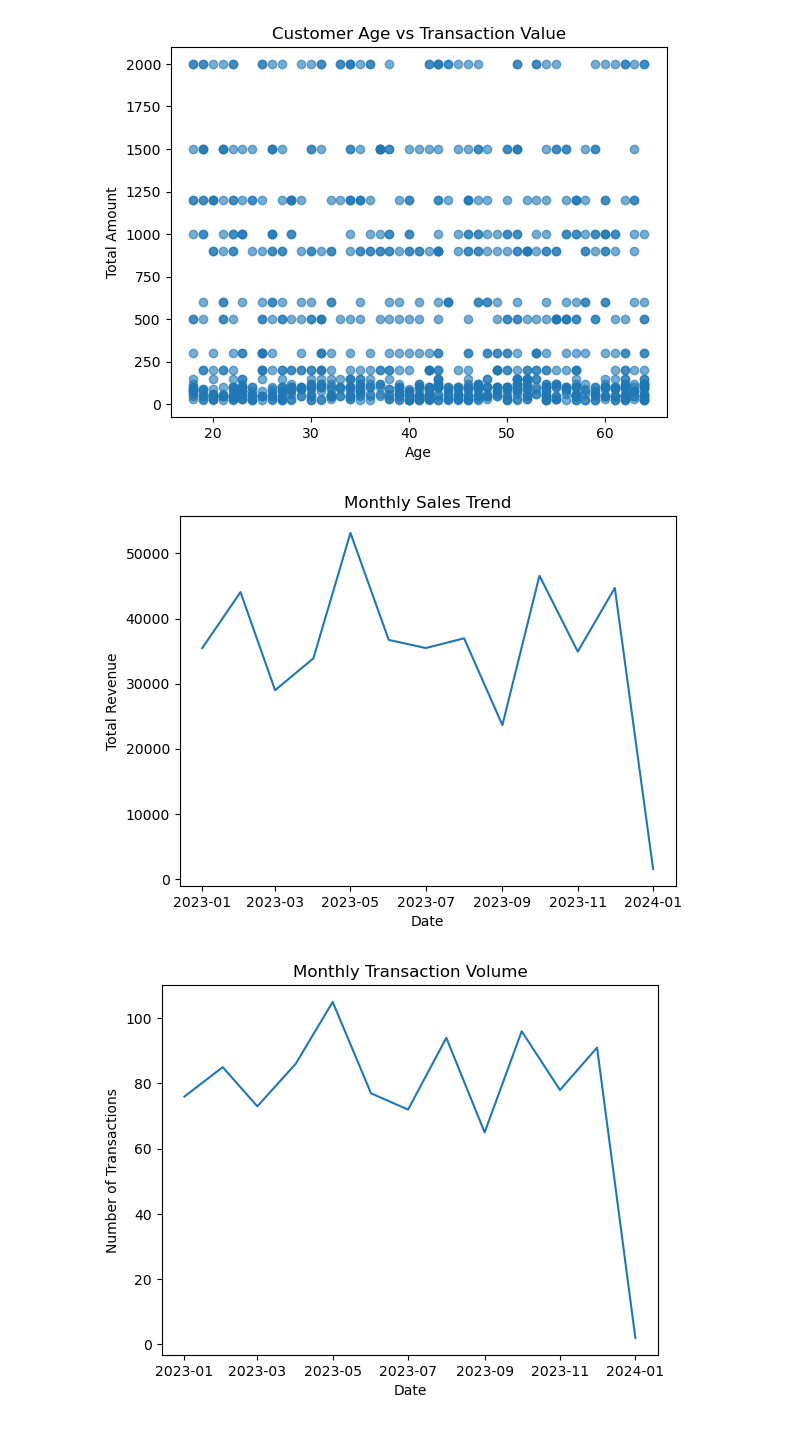
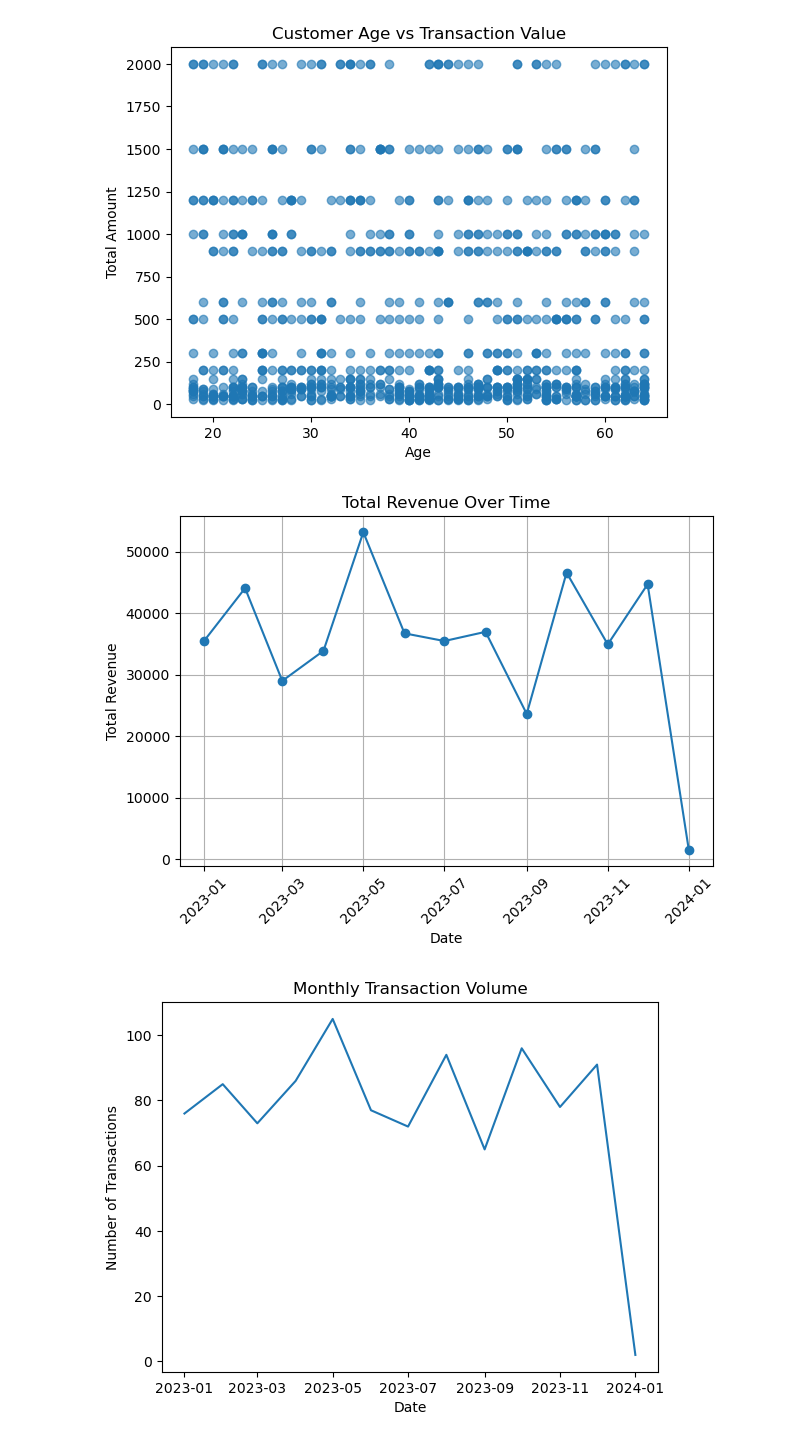
Before and after one commit to Optik163/Sale-data-analytics, a Jupyter notebook: sale analysis.ipynb, the cells around one changed output. Cells and saved outputs as stored; diff of their text form; code cells hidden in the pictures.

```diff
--- a/sale analysis.ipynb
+++ b/sale analysis.ipynb
@@ -330,22 +331,26 @@ plt.show()
 # %%
 monthly_sales = (
     df.groupby(['Year', 'Month'])['Total Amount']
     .sum()
     .reset_index()
 )
 
 monthly_sales['Date'] = pd.to_datetime(
     monthly_sales[['Year', 'Month']].assign(DAY=1)
 )
 
+# total revenue plot (monthly)
 plt.figure()
-plt.plot(monthly_sales['Date'], monthly_sales['Total Amount'])
+plt.plot(monthly_sales['Date'], monthly_sales['Total Amount'], marker='o')
 plt.xlabel('Date')
 plt.ylabel('Total Revenue')
-plt.title('Monthly Sales Trend')
+plt.title('Total Revenue Over Time')
+plt.xticks(rotation=45)
+plt.grid(True)
+plt.tight_layout()
 plt.show()
 # %% [output]
-[figure, old version]
+[figure, new version]
 # %%
 monthly_transactions = (
     df.groupby(['Year', 'Month'])
```
Also changed, not shown: parts of 2 cells of this notebook.
